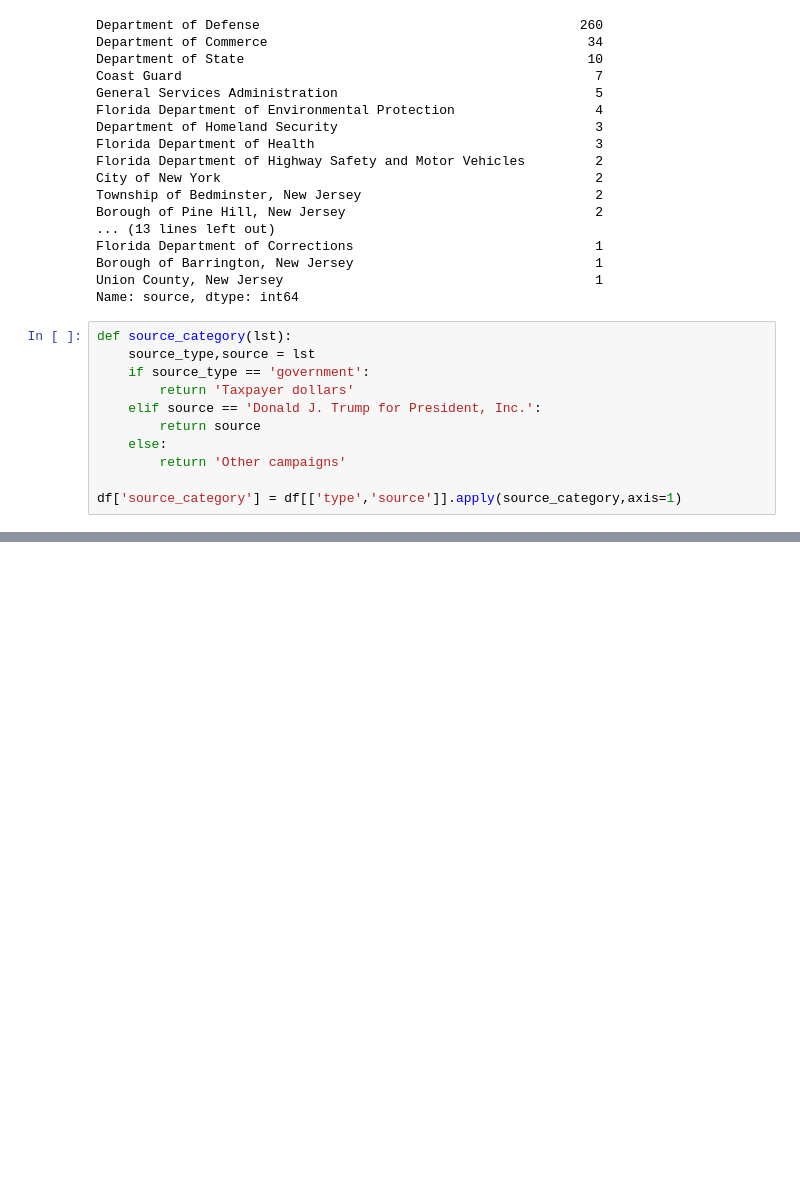
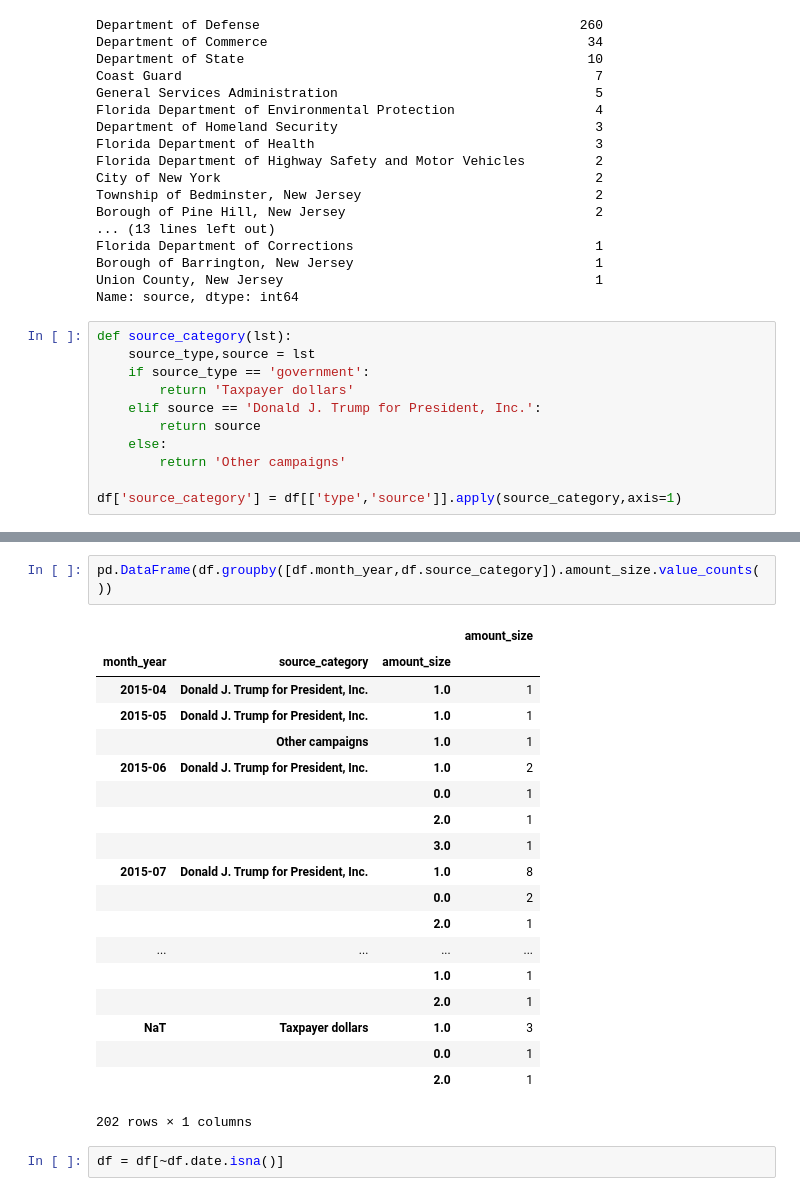
Before and after one commit to climatebrad/dc-ds-100719, a Jupyter notebook: module-1/week-2/day-4-seaborn/seaborn-brad.ipynb, the cells around one changed output, grey strips where cells are left out. Drawn from its saved outputs; the diff is of its cells as text; blank space fills up the shorter version.

```diff
--- a/module-1/week-2/day-4-seaborn/seaborn-brad.ipynb
+++ b/module-1/week-2/day-4-seaborn/seaborn-brad.ipynb
@@ -311,3 +311,27 @@ df.head()
 | 2 | FEC | Donald J. Trump for President, Inc. | 2017-04-01 | 39816.67 | Rent | Trump Tower Commercial LLC | RENT | TRUMP TOWER COMMERCIAL LLC | Hicksville | ... |
 | 3 | FEC | Donald J. Trump for President, Inc. | 2017-04-01 | 1000.00 | Rent | Trump Restaurants LLC | RENT | TRUMP RESTAURANTS LLC | New York | ... |
 | 4 | government | Department of Defense | 2017-04-10 | 1422.00 | Lodging | Trump Hotel Panama | Hotels-Lodging | Trump International Hotel & Tower... | Panama City | ... |
+# %%
+pd.DataFrame(df.groupby([df.month_year,df.source_category]).amount_size.value_counts())
+# %% [output]
+|  |  |  | amount_size |
+| month_year | source_category | amount_size |  |
+| 2015-04 | Donald J. Trump for President, Inc. | 1.0 | 1 |
+| 2015-05 | Donald J. Trump for President, Inc. | 1.0 | 1 |
+|  | Other campaigns | 1.0 | 1 |
+| 2015-06 | Donald J. Trump for President, Inc. | 1.0 | 2 |
+|  |  | 0.0 | 1 |
+|  |  | 2.0 | 1 |
+|  |  | 3.0 | 1 |
+| 2015-07 | Donald J. Trump for President, Inc. | 1.0 | 8 |
+|  |  | 0.0 | 2 |
+|  |  | 2.0 | 1 |
+| ... | ... | ... | ... |
+|  |  | 1.0 | 1 |
+|  |  | 2.0 | 1 |
+| NaT | Taxpayer dollars | 1.0 | 3 |
+|  |  | 0.0 | 1 |
+|  |  | 2.0 | 1 |
+202 rows × 1 columns
+# %%
+df = df[~df.date.isna()]
```
Also changed, not shown: parts of 3 cells of this notebook.
